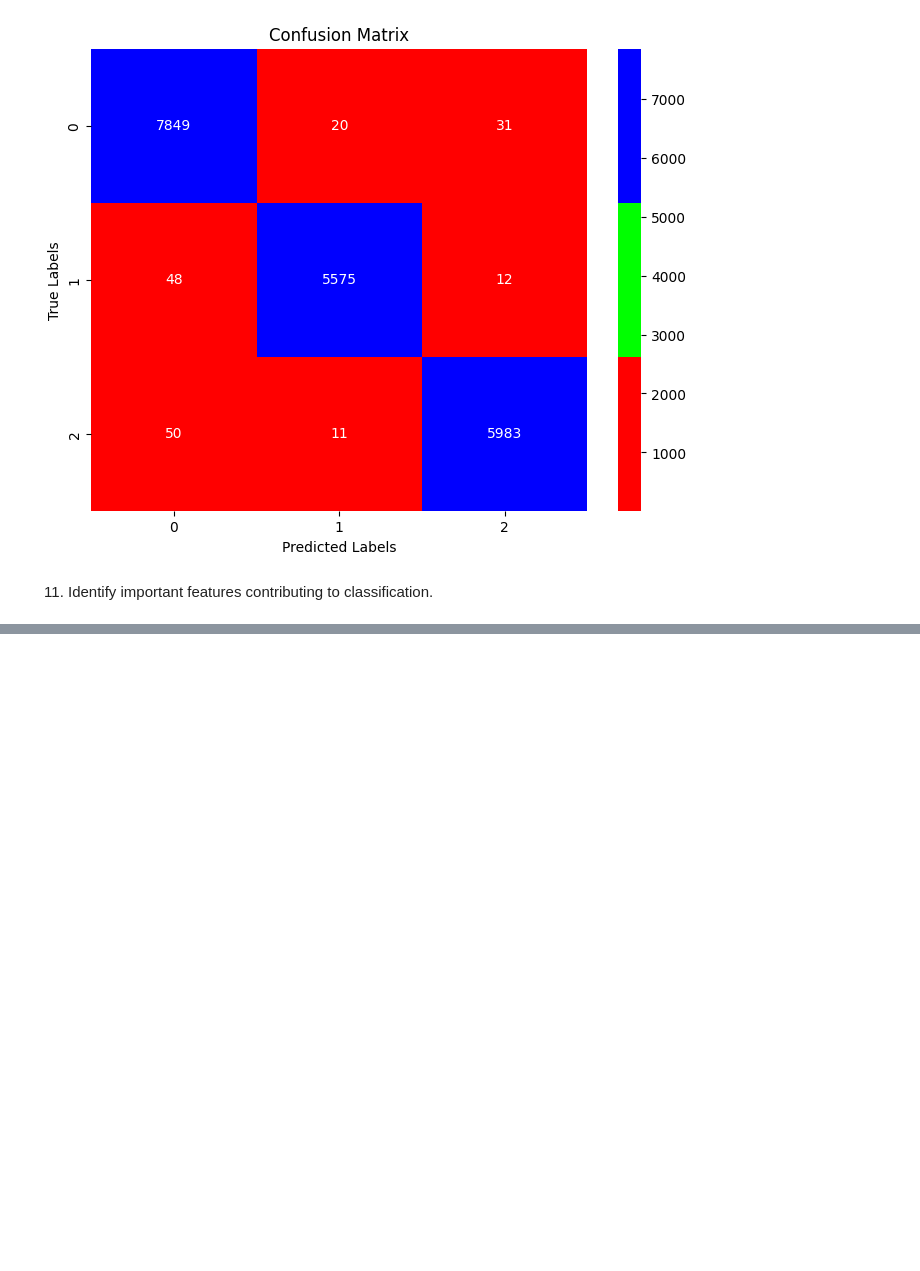
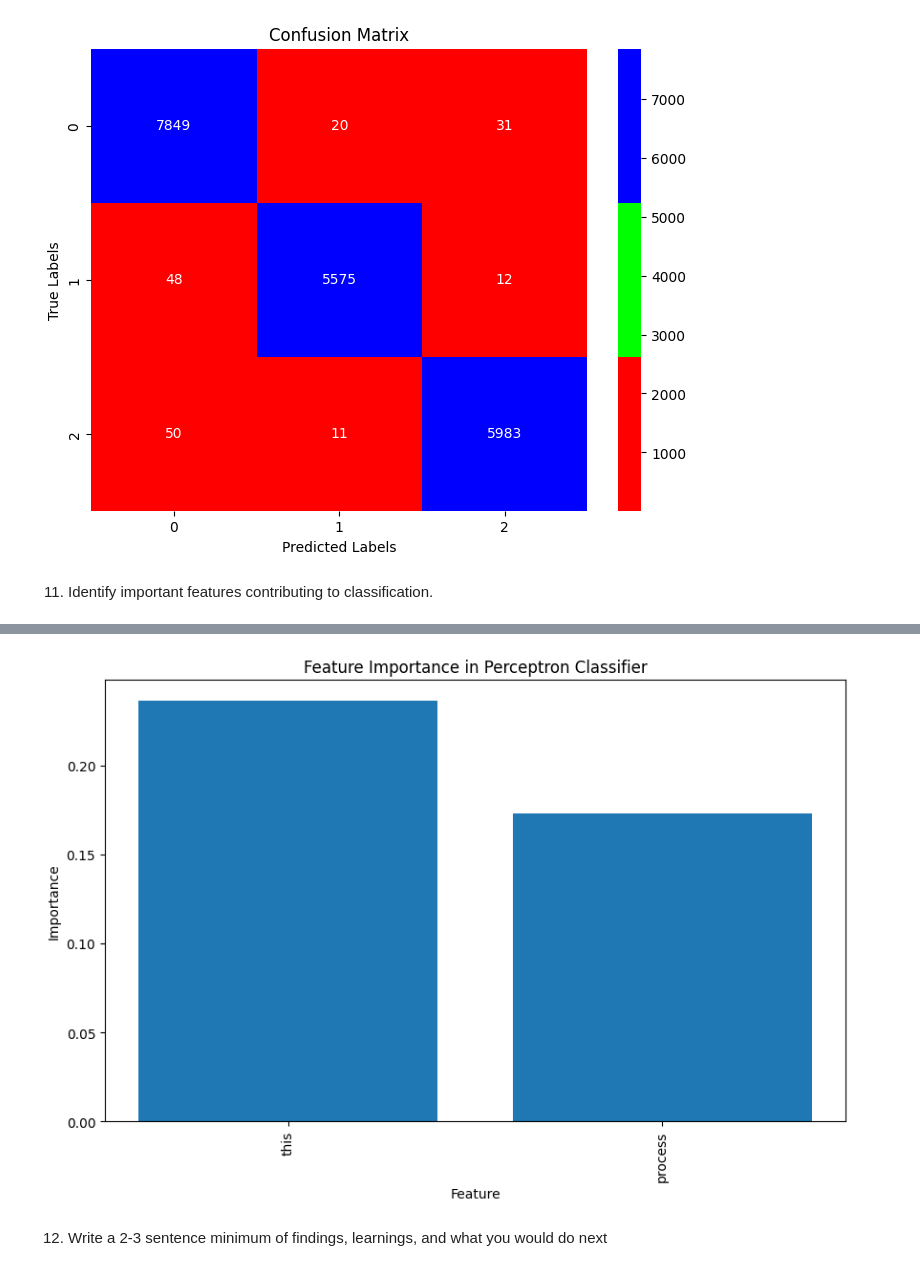
Before and after one commit to sheikh495/Data_mining, a Jupyter notebook: Code_6_of_10_data_mine_Sheikh_Uddin.ipynb, the cells around one changed output, grey strips where cells are left out. Saved outputs shown, nothing was run; the diff lists cells and outputs as text; code cells hidden in the pictures; blank space fills up the shorter version.

```diff
--- a/Code_6_of_10_data_mine_Sheikh_Uddin.ipynb
+++ b/Code_6_of_10_data_mine_Sheikh_Uddin.ipynb
@@ -1941,0 +1945,51 @@ plt.show()
+# %%
+import pandas as pd
+import numpy as np
+import matplotlib.pyplot as plt
+from sklearn.linear_model import Perceptron
+from sklearn.feature_extraction.text import TfidfVectorizer
+from sklearn.decomposition import PCA
+
+# Load the train data into a DataFrame
+train_data = pd.read_csv("/content/train.csv")
+
+# Extract the features (X_train) and labels (y_train) from the train data
+X_train = train_data["text"]
+y_train = train_data["author"]
+
+# Apply TF-IDF vectorization to the training data
+tfidf = TfidfVectorizer()
+X_train_tfidf = tfidf.fit_transform(X_train)
+
+# Apply PCA for dimensionality reduction
+pca = PCA(n_components=2)
+X_train_pca = pca.fit_transform(X_train_tfidf.toarray())
+
+# Create a Perceptron classifier
+perceptron = Perceptron()
+
+# Fit the Perceptron model on the training data
+perceptron.fit(X_train_pca, y_train)
+
+# Get the feature importance (coefficients) of the Perceptron model
+feature_importance = np.abs(perceptron.coef_[0])
+
+# Get the names of the features from the TF-IDF vectorizer vocabulary
+feature_names = np.array(list(tfidf.vocabulary_.keys()))
+
+# Sort the features based on their importance
+sorted_indices = np.argsort(feature_importance)[::-1]
+sorted_features = feature_names[sorted_indices]
+
+# Plot the feature importance
+plt.figure(figsize=(10, 6))
+plt.bar(range(len(sorted_features)), feature_importance[sorted_indices])
+plt.xticks(range(len(sorted_features)), sorted_features, rotation=90)
+plt.xlabel("Feature")
+plt.ylabel("Importance")
+plt.title("Feature Importance in Perceptron Classifier")
+plt.show()
+# %% [output]
+[figure, added]
+# %% [markdown]
+12. Write a 2-3 sentence minimum of findings, learnings, and what you would do next
```
Also changed, not shown: parts of 5 cells of this notebook.
